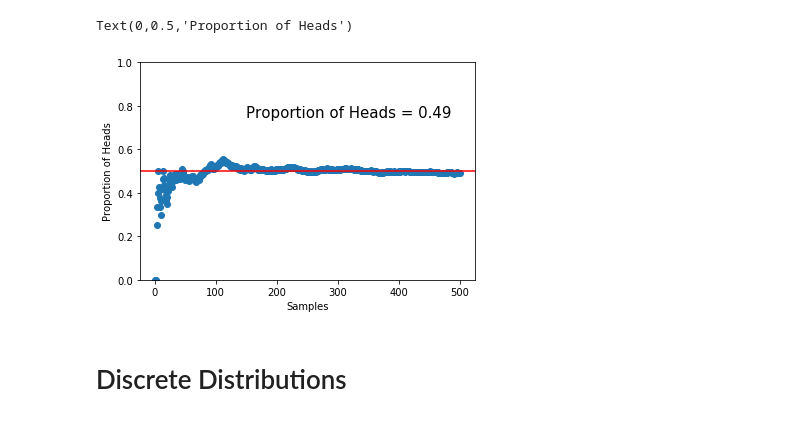
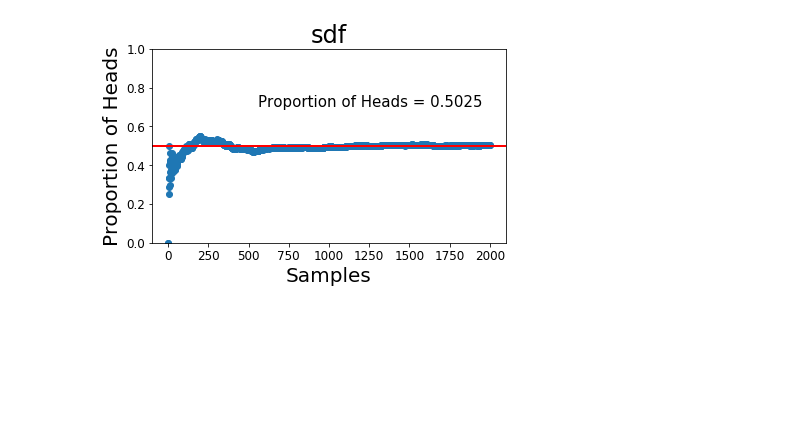
Before and after one commit to PyDBDA/dbda-notes, a Jupyter notebook: ch_4/notebook/Chapter4.ipynb, the cells around one changed output. Cells and saved outputs as stored; diff of their text form; code cells hidden in the pictures; blank space fills up the shorter version.

```diff
--- a/ch_4/notebook/Chapter4.ipynb
+++ b/ch_4/notebook/Chapter4.ipynb
@@ -9,0 +1,12 @@ from collections import Counter
+# %%
+%matplotlib inline
+import matplotlib.pyplot as plt
+plt.rcParams['lines.linewidth'] = 2
+plt.rcParams['lines.color'] = 'r'
+plt.rcParams['font.size'] = 12
+plt.rcParams['axes.labelsize'] = 20
+plt.rcParams['axes.titlesize'] = 10
+plt.rcParams['xtick.labelsize'] = 12
+plt.rcParams['ytick.labelsize'] = 12
+plt.rcParams['legend.fontsize'] = 10
+plt.rcParams['axes.titlesize'] = 24
@@ -10,28 +26,40 @@ from collections import Counter
 # %%
+import random
+import numpy as np
+from collections import Counter
+
 ## Coin Proportions
 
 # The sample space is the possible outcomes in a coin flip
 sample_space = ['H','T']
 # N is the number of events
-N = 500
+N = 2000
 
 # We randomly flip the coin N times by randomly sampling from the event space n teams
 flips = np.random.choice(a = sample_space, size = N, replace = True)
+
+# We define our
 # Use the Counter method to find the proportion of heads for the first n events
 heads_proportion = np.array([Counter(flips[0:n-1])['H'] / n for n in range(1,N+1)])
 # %%
 # The X and Y values for scatterplots.
 x = range(1,N+1)
 y = heads_proportion
 
-plt.ylim(0, 1)
-plt.scatter(x,y)
-plt.text(150,0.75, 'Proportion of Heads = ' + str(heads_proportion[-1]), fontsize = 15)
-plt.axhline(y=0.5, color='r', linestyle='-')
-plt.xlabel('Samples')
-plt.ylabel('Proportion of Heads')
+fig, ax = plt.subplots()
+
+ax.scatter(x,y)
+ax.set_ylim(0, 1)
+
+annot = 'Proportion of Heads = ' + str(heads_proportion[-1])
+ax.annotate(annot, xy=(0.3,0.7), xycoords="axes fraction", fontsize = 15)
+
+ax.axhline(y=0.5, linestyle='-')
+
+ax.set_xlabel('Samples')
+ax.set_ylabel('Proportion of Heads')
+ax.set_title('sdf')
+
+fig.tight_layout()
 # %% [output]
-Text(0,0.5,'Proportion of Heads')
-[figure, old version]
+[figure, new version]
-# %% [markdown]
-# Discrete Distributions
```
Also changed, not shown: parts of 15 cells of this notebook.
